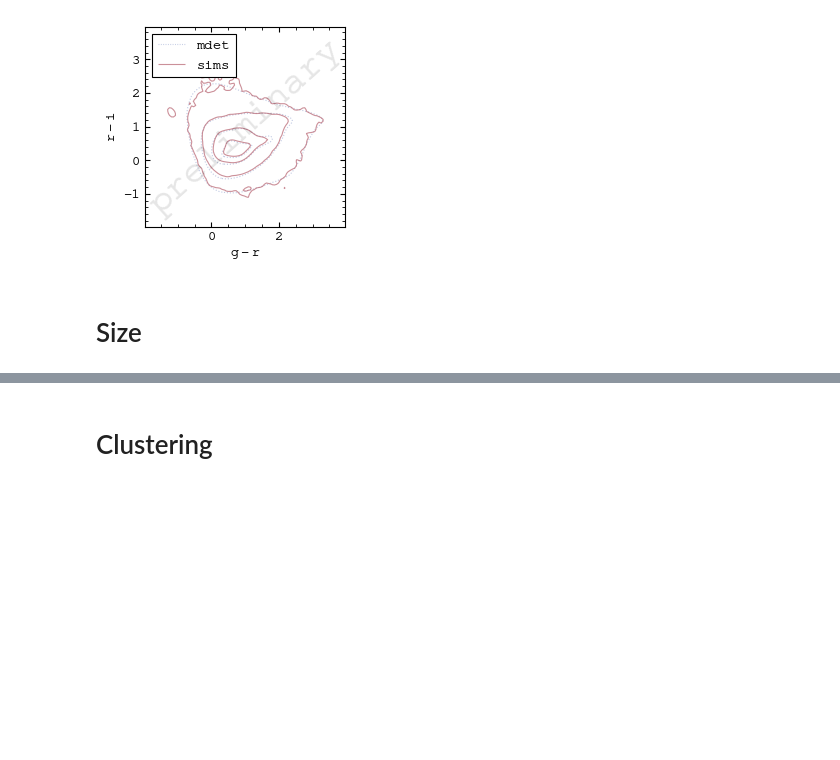
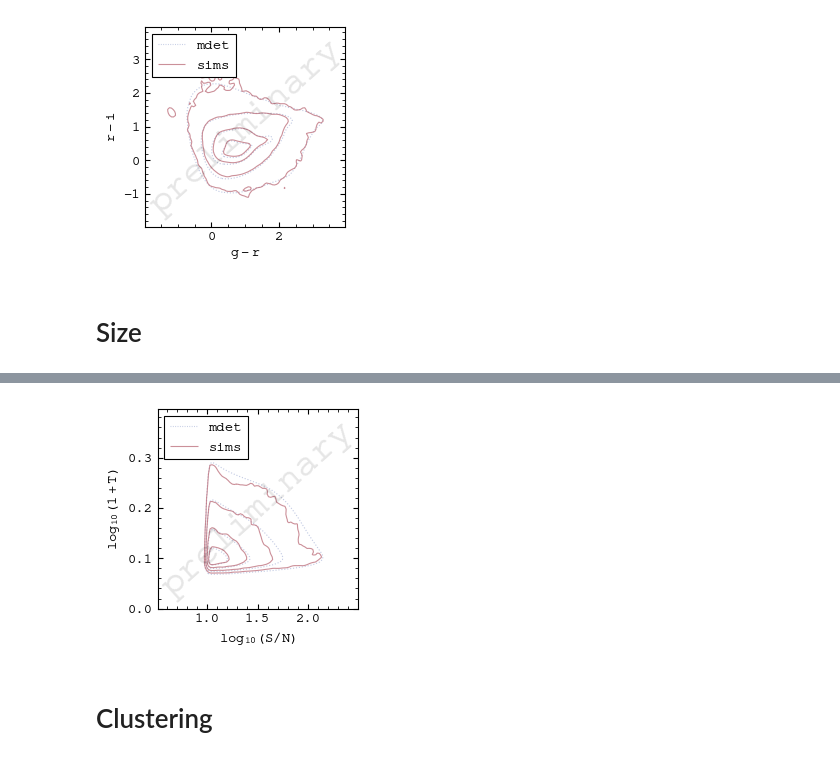
Before and after one commit to sidneymau/des-y6-image-sims-analysis, a Jupyter notebook: plots/dev.ipynb, the cells around one changed output, grey strips where cells are left out. Cells and saved outputs as stored; diff of their text form; code cells hidden in the pictures; blank space fills up the shorter version.

```diff
--- a/plots/dev.ipynb
+++ b/plots/dev.ipynb
@@ -560,8 +543,8 @@ def accumulate_pair(*, pdict, mdict, tile, bins, mdet_mask):
 # %%
 NBINS = 100
 BINS = {
-    "logsnr": np.linspace(0.5, 2.5, NBINS),
-    "logsize": np.linspace(-0.1, 0.4, NBINS),
+    "logsnr": np.linspace(0.5, 2.5, NBINS + 1),
+    "logsize": np.linspace(-0.1, 0.4, NBINS + 1),
 }
 bins = (BINS["logsnr"], BINS["logsize"])
 # %%
@@ -584 +569,8 @@ with h5py.File(
+# %%
+hist = np.zeros((NBINS, NBINS))
+for future in futures:
+    _hist = future.result()
+    hist = np.nansum([hist, _hist], axis=0)
+
+hist /= mdet_area
 # %%
@@ -655,2 +611,81 @@ plt.show()
+# %%
+fig, axs = lib.plotting.make_axes(
+    1, 1,
+    **onecolumn_kwargs,
+)
+
+
+# https://corner.readthedocs.io/en/latest/pages/sigmas/
+# percentiles = [50.00, 70.00, 90.00]
+# percentiles = 1.0 - np.exp(-0.5 * np.array([0.5, 1.0, 1.5, 2.0]) ** 2)
+# percentiles = [0.5, 0.7, 0.9]
+percentiles = 1.0 - np.exp(-0.5 * np.array([1.5, 2.0, 2.5, 3.0]) ** 2)
+levels = lib.util.get_levels(hist, percentiles=percentiles)
+
+cmap_mdet = "des-y6-mdet"
+cmap_sims = "des-y6-sims"
+
+norm = mpl.colors.LogNorm()
+
+artists = []
+labels = []
+
+contours = lib.plotting.contour(
+    axs,
+    hist,
+    bins,
+    norm=norm,
+    levels=levels,
+    linestyles=":",
+    colors=lib.plotting.mdet_color,
+    # cmap=lib.plotting._cmap_mdet,
+)
+_artists, _labels = contours.legend_elements()
+artists.append(_artists[0])
+labels.append("mdet")
+
+contours = lib.plotting.contour(
+    axs,
+    hist_sims,
+    bins,
+    norm=norm,
+    levels=levels,
+    colors=lib.plotting.sims_color,
+    # cmap=lib.plotting._cmap_sims,
+)
+_artists, _labels = contours.legend_elements()
+artists.append(_artists[0])
+labels.append("sims")
+
+axs.set_xlabel("$log_{10}(S/N)$")
+axs.set_ylabel("$log_{10}(1 + T)$")
+axs.set_ylim(0)
+# axs.legend(loc="upper left")
+axs.legend(artists, labels, loc="upper left")
+
+# axs.text(
+#     0.05, 0.95,
+#     "mdet",
+#     color=lib.plotting.mdet_color,
+#     transform=axs.transAxes,
+#     horizontalalignment="left",
+#     verticalalignment="top",
+# )
+# axs.text(
+#     0.05, 0.85,
+#     "sims",
+#     color=lib.plotting.sims_color,
+#     transform=axs.transAxes,
+#     horizontalalignment="left",
+#     verticalalignment="top",
+# )
+
+lib.plotting.watermark(fig)
+
+fig.savefig("size-snr.pdf")
+
+plt.show()
+# %% [output]
+[figure, added]
 # %% [markdown]
 # Clustering
```
Also changed, not shown: parts of 18 cells of this notebook.
